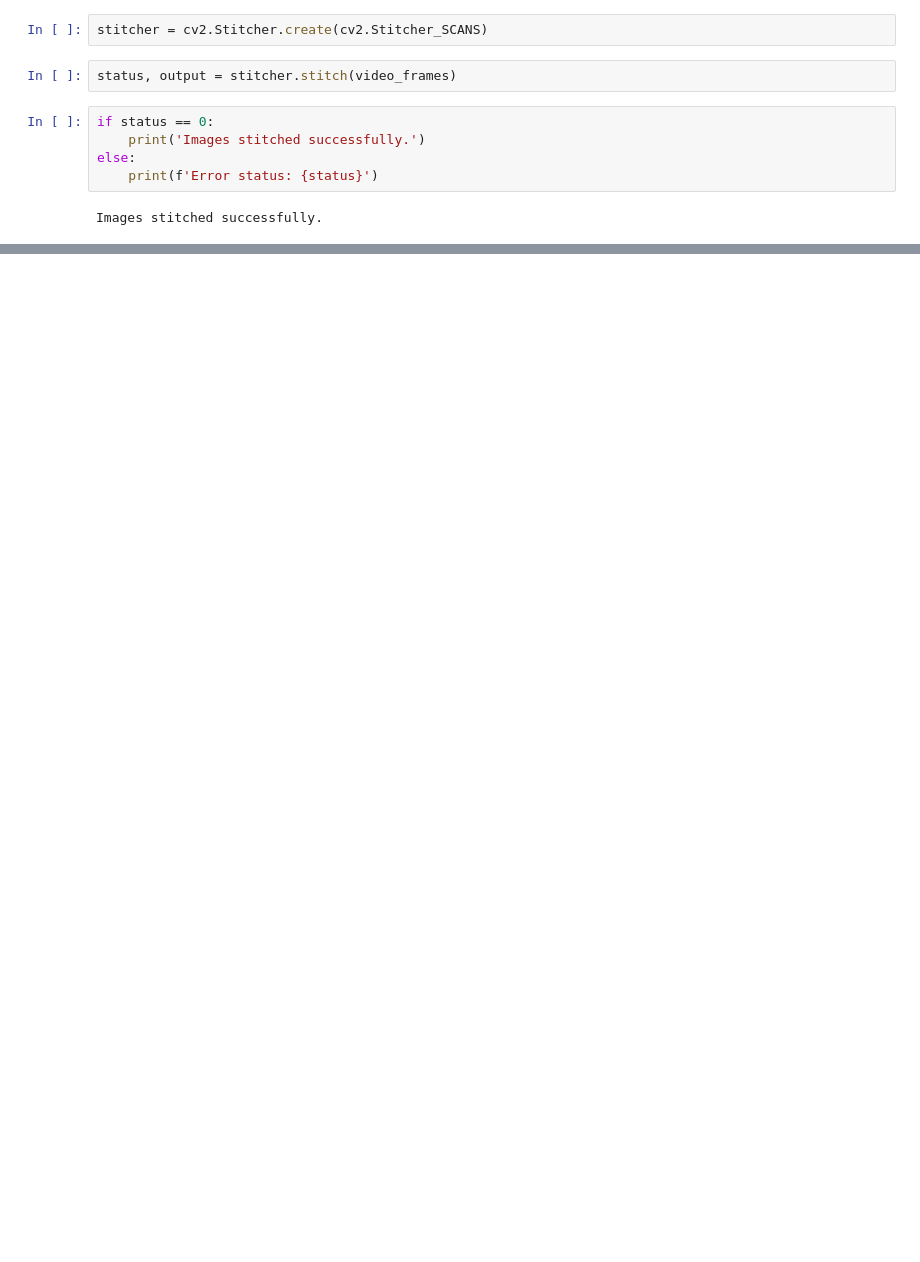
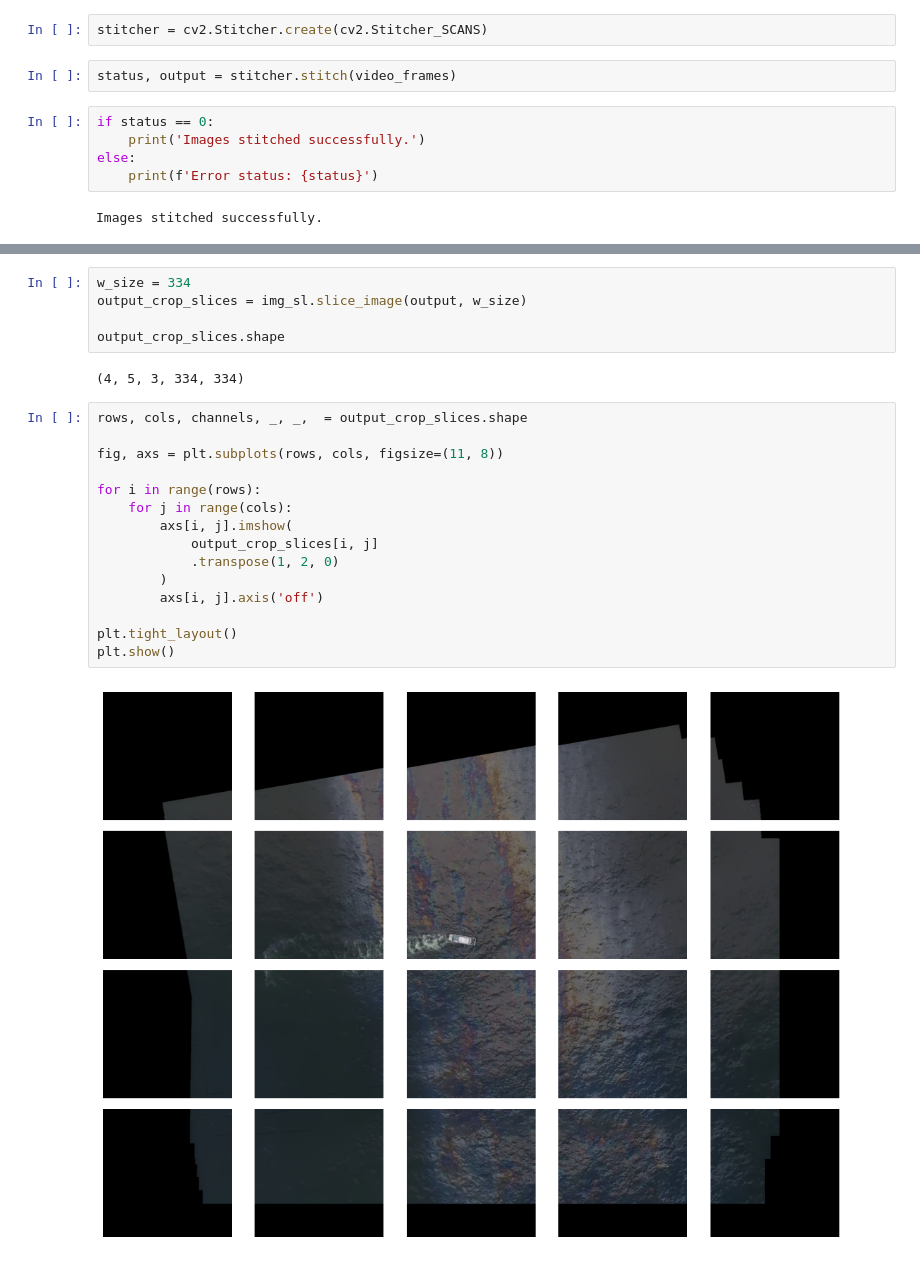
Before and after one commit to vederko-p/oil_segmentation, a Jupyter notebook: notebooks/image_stitching/Image stitching from video.ipynb, the cells around one changed output, grey strips where cells are left out. Cells and saved outputs as stored; diff of their text form; blank space fills up the shorter version.

```diff
--- a/notebooks/image_stitching/Image stitching from video.ipynb
+++ b/notebooks/image_stitching/Image stitching from video.ipynb
@@ -45,0 +67,24 @@ plt.show()
+# %%
+w_size = 334
+output_crop_slices = img_sl.slice_image(output, w_size)
+
+output_crop_slices.shape
+# %% [output]
+(4, 5, 3, 334, 334)
+# %%
+rows, cols, channels, _, _,  = output_crop_slices.shape
+
+fig, axs = plt.subplots(rows, cols, figsize=(11, 8))
+
+for i in range(rows):
+    for j in range(cols):
+        axs[i, j].imshow(
+            output_crop_slices[i, j]
+            .transpose(1, 2, 0)
+        )
+        axs[i, j].axis('off')
+
+plt.tight_layout()
+plt.show()
+# %% [output]
+[figure, added]
```
Also changed, not shown: parts of 14 cells of this notebook.
